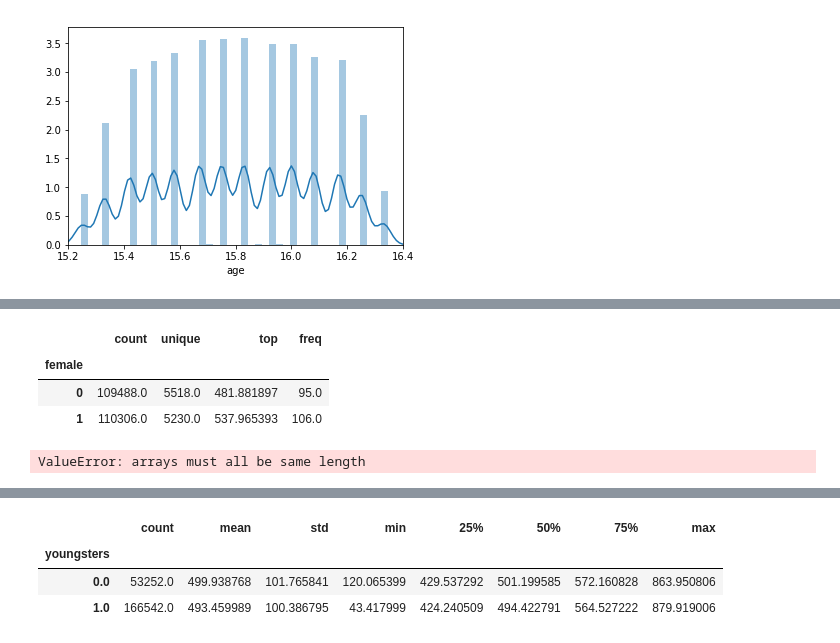
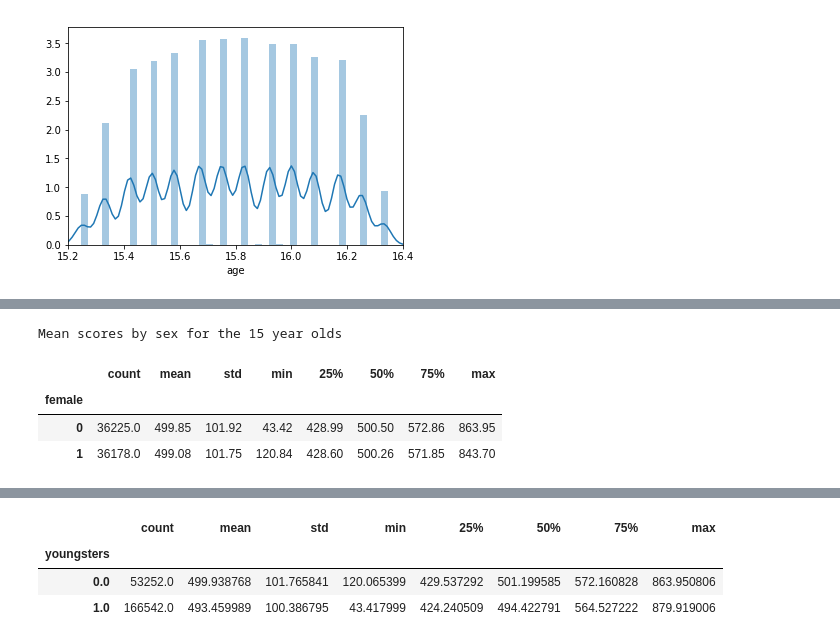
Before and after one commit to MVBrinker/student-project-ELJust, a Jupyter notebook: Woessmann_School_System.ipynb, the cells around one changed output, grey strips where cells are left out. Cells and saved outputs as stored; diff of their text form; code cells hidden in the pictures.

```diff
--- a/Woessmann_School_System.ipynb
+++ b/Woessmann_School_System.ipynb
@@ -469,6 +488,0 @@ for i in range(df['age'].count()):
-# %%
-df_16 = pd.DataFrame(
-    {'pv1math': list_of_scores,
-     'female': list_of_sex,
-     'age' : list_of_ages
-    })
@@ -494,36 +489,39 @@ df_16 = pd.DataFrame(
+# %%
+# Create Dataframe for 15 year olds
+df_below_16 = df.loc[lambda df: df.age < 16, :].copy()
+df_below_16.reset_index(inplace=True)
+
+list_of_scores2 = []
+list_of_sex2 = []
+list_of_ages2 = []
+list_of_countries2 = []
+
+for i in range(len(df_below_16.index)):
+    math_score = df_below_16['pv1math'].loc[i]
+    list_of_scores2.append(math_score)
+
+    female = df_below_16['female'].loc[i]
+    list_of_sex2.append(female)
+
+    age_below_16 = df_below_16['age'].loc[i]
+    list_of_ages2.append(age_below_16)
+
+    country2 = df_below_16['cnt'].loc[i]
+    list_of_countries2.append(country2)
+
+df_15 = pd.DataFrame(
+    {'Country': list_of_countries2,
+     'pv1math': list_of_scores2,
+     'female': list_of_sex2,
+     'age' : list_of_ages2
+    })
 # %%
-# there is no diff to before when including 15-year-olds
-df_16['pv1math'] = df_16['pv1math'].astype(float)
-df.groupby('female')['pv1math'].describe()
+print('Mean scores by sex for the 15 year olds')
+df_below_16['pv1math'] = df_16['pv1math'].astype(float)
+df_below_16.groupby('female')['pv1math'].describe().round(2)
 # %% [output]
+Mean scores by sex for the 15 year olds
-|  | count | unique | top | freq |
-| female |  |  |  |  |
-| 0 | 109488.0 | 5518.0 | 481.881897 | 95.0 |
-| 1 | 110306.0 | 5230.0 | 537.965393 | 106.0 |
+|  | count | mean | std | min | 25% | 50% | 75% | max |
+| female |  |  |  |  |  |  |  |  |
+| 0 | 36225.0 | 499.85 | 101.92 | 43.42 | 428.99 | 500.50 | 572.86 | 863.95 |
+| 1 | 36178.0 | 499.08 | 101.75 | 120.84 | 428.60 | 500.26 | 571.85 | 843.70 |
-# %%
-# print total number of 16-year-olds in the sample (per country) compare that with the country mean:
-# high number of 16year olds -> high mean?
-number_16_year_olds = []
-list_of_countries = ['NLD', 'FIN', 'KOR', 'GRC','TUR', 'MEX']
-
-for country in list_of_countries:
-    sum_16_year_olds = 0
-    for i in range(df['age'].count()):
-        if df['age'].loc[i] >= 16:
-            sum_16_year_olds += 1
-    number_16_year_olds.append(sum_16_year_olds)
-
-list_of_scores = []
-for i in range(3):
-    list_of_scores.append(df_for_mean_scores_by_country['pv1math'].loc[i])
-for i in range(-4):
-    list_of_scores.append(df_for_mean_scores_by_country['pv1math'].loc[i])
-
-df_16_per_country = pd.DataFrame(
-    {'Country': list_of_countries,
-     'pv1math': list_of_scores,
-     'number of 16 year olds' : number_16_year_olds
-    })
-df_16_per_country
-# %% [output]
-ValueError: arrays must all be same length
```
Also changed, not shown: parts of 15 cells of this notebook.
